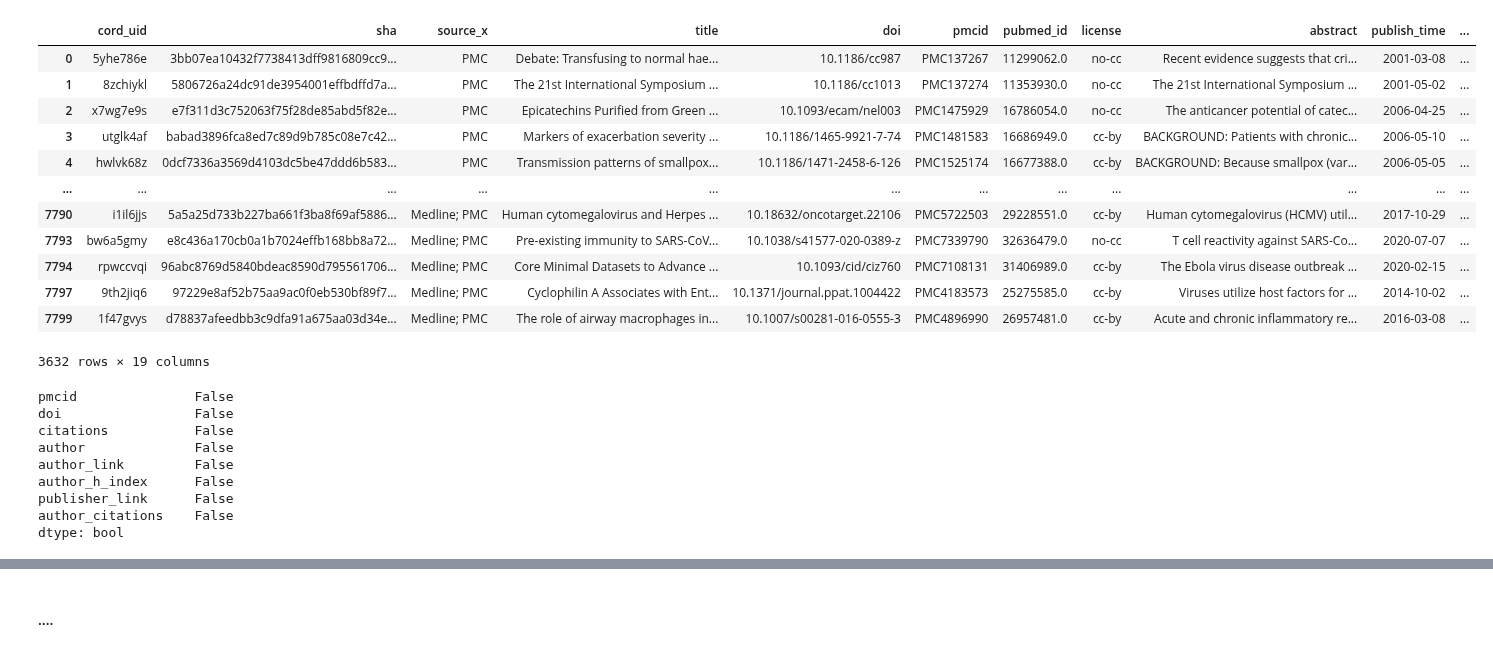
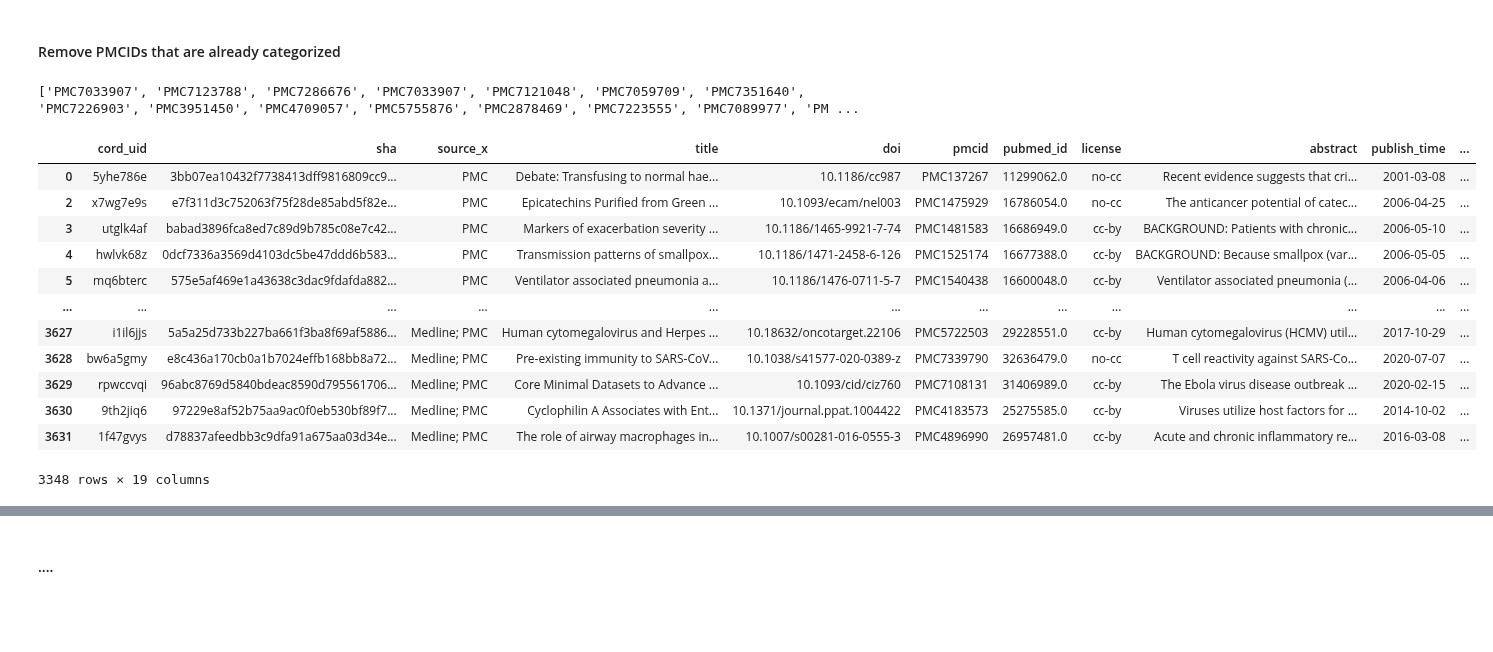
Before and after one commit to MaazLab/Evidence-Retrieval-For-EBM, a Jupyter notebook: scripts/bertopic.ipynb, the cells around one changed output, grey strips where cells are left out. Cells and saved outputs as stored; diff of their text form; code cells hidden in the pictures; blank space fills up the shorter version.

```diff
--- a/scripts/bertopic.ipynb
+++ b/scripts/bertopic.ipynb
@@ -61,17 +43,43 @@ df2
+# %% [markdown]
+#### Remove PMCIDs that are already categorized
+# %%
+# Replace 'your_file.xlsx' with the path to your Excel file
+file_path = '/home/maaz-lfd/Maaz/Thesis/Thesis/dataset/clinical_trials/Topic_Categories.xlsx'
+pmcids = []
+pattern = r'PMC\d*'
+
+# Load the Excel file
+workbook = openpyxl.load_workbook(file_path)
+
+# Get the active sheet (you can also specify a specific sheet by name)
+sheet = workbook.active
+
+# Iterate through all the cells in the sheet and check for comments
+for row in sheet.iter_rows():
+    for cell in row:
+        comment = cell.comment
+        if comment:
+            pmcids.extend(re.findall(pattern, comment.text))
+
+# Close the Excel file
+workbook.close()
+print(pmcids)
+# %% [output]
+['PMC7033907', 'PMC7123788', 'PMC7286676', 'PMC7033907', 'PMC7121048', 'PMC7059709', 'PMC7351640', 'PMC7226903', 'PMC3951450', 'PMC4709057', 'PMC5755876', 'PMC2878469', 'PMC7223555', 'PMC7089977', 'PM ...
 # %%
-df = df[df['pmcid'].isin(df2['pmcid'].to_list())]
+df = df[~df['pmcid'].isin(set(pmcids))]
 df
 # %% [output]
 |  | cord_uid | sha | source_x | title | doi | pmcid | pubmed_id | license | abstract | publish_time | ... |
 | 0 | 5yhe786e | 3bb07ea10432f7738413dff9816809cc9... | PMC | Debate: Transfusing to normal hae... | 10.1186/cc987 | PMC137267 | 11299062.0 | no-cc | Recent evidence suggests that cri... | 2001-03-08 | ... |
-| 1 | 8zchiykl | 5806726a24dc91de3954001effbdffd7a... | PMC | The 21st International Symposium ... | 10.1186/cc1013 | PMC137274 | 11353930.0 | no-cc | The 21st International Symposium ... | 2001-05-02 | ... |
 | 2 | x7wg7e9s | e7f311d3c752063f75f28de85abd5f82e... | PMC | Epicatechins Purified from Green ... | 10.1093/ecam/nel003 | PMC1475929 | 16786054.0 | no-cc | The anticancer potential of catec... | 2006-04-25 | ... |
 | 3 | utglk4af | babad3896fca8ed7c89d9b785c08e7c42... | PMC | Markers of exacerbation severity ... | 10.1186/1465-9921-7-74 | PMC1481583 | 16686949.0 | cc-by | BACKGROUND: Patients with chronic... | 2006-05-10 | ... |
 | 4 | hwlvk68z | 0dcf7336a3569d4103dc5be47ddd6b583... | PMC | Transmission patterns of smallpox... | 10.1186/1471-2458-6-126 | PMC1525174 | 16677388.0 | cc-by | BACKGROUND: Because smallpox (var... | 2006-05-05 | ... |
+| 5 | mq6bterc | 575e5af469e1a43638c3dac9fdafda882... | PMC | Ventilator associated pneumonia a... | 10.1186/1476-0711-5-7 | PMC1540438 | 16600048.0 | cc-by | Ventilator associated pneumonia (... | 2006-04-06 | ... |
 | ... | ... | ... | ... | ... | ... | ... | ... | ... | ... | ... | ... |
-| 7790 | i1il6jjs | 5a5a25d733b227ba661f3ba8f69af5886... | Medline; PMC | Human cytomegalovirus and Herpes ... | 10.18632/oncotarget.22106 | PMC5722503 | 29228551.0 | cc-by | Human cytomegalovirus (HCMV) util... | 2017-10-29 | ... |
-| 7793 | bw6a5gmy | e8c436a170cb0a1b7024effb168bb8a72... | Medline; PMC | Pre-existing immunity to SARS-CoV... | 10.1038/s41577-020-0389-z | PMC7339790 | 32636479.0 | no-cc | T cell reactivity against SARS-Co... | 2020-07-07 | ... |
-| 7794 | rpwccvqi | 96abc8769d5840bdeac8590d795561706... | Medline; PMC | Core Minimal Datasets to Advance ... | 10.1093/cid/ciz760 | PMC7108131 | 31406989.0 | cc-by | The Ebola virus disease outbreak ... | 2020-02-15 | ... |
-| 7797 | 9th2jiq6 | 97229e8af52b75aa9ac0f0eb530bf89f7... | Medline; PMC | Cyclophilin A Associates with Ent... | 10.1371/journal.ppat.1004422 | PMC4183573 | 25275585.0 | cc-by | Viruses utilize host factors for ... | 2014-10-02 | ... |
-| 7799 | 1f47gvys | d78837afeedbb3c9dfa91a675aa03d34e... | Medline; PMC | The role of airway macrophages in... | 10.1007/s00281-016-0555-3 | PMC4896990 | 26957481.0 | cc-by | Acute and chronic inflammatory re... | 2016-03-08 | ... |
+| 3627 | i1il6jjs | 5a5a25d733b227ba661f3ba8f69af5886... | Medline; PMC | Human cytomegalovirus and Herpes ... | 10.18632/oncotarget.22106 | PMC5722503 | 29228551.0 | cc-by | Human cytomegalovirus (HCMV) util... | 2017-10-29 | ... |
+| 3628 | bw6a5gmy | e8c436a170cb0a1b7024effb168bb8a72... | Medline; PMC | Pre-existing immunity to SARS-CoV... | 10.1038/s41577-020-0389-z | PMC7339790 | 32636479.0 | no-cc | T cell reactivity against SARS-Co... | 2020-07-07 | ... |
+| 3629 | rpwccvqi | 96abc8769d5840bdeac8590d795561706... | Medline; PMC | Core Minimal Datasets to Advance ... | 10.1093/cid/ciz760 | PMC7108131 | 31406989.0 | cc-by | The Ebola virus disease outbreak ... | 2020-02-15 | ... |
+| 3630 | 9th2jiq6 | 97229e8af52b75aa9ac0f0eb530bf89f7... | Medline; PMC | Cyclophilin A Associates with Ent... | 10.1371/journal.ppat.1004422 | PMC4183573 | 25275585.0 | cc-by | Viruses utilize host factors for ... | 2014-10-02 | ... |
+| 3631 | 1f47gvys | d78837afeedbb3c9dfa91a675aa03d34e... | Medline; PMC | The role of airway macrophages in... | 10.1007/s00281-016-0555-3 | PMC4896990 | 26957481.0 | cc-by | Acute and chronic inflammatory re... | 2016-03-08 | ... |
-3632 rows × 19 columns
+3348 rows × 19 columns
@@ -82,12 +85,0 @@ df.to_csv("/home/maaz-lfd/Maaz/Thesis/Thesis/dataset/clinical_trials/round_5_CT_
-# %%
-df2.isnull().any()
-# %% [output]
-pmcid               False
-doi                 False
-citations           False
-author              False
-author_link         False
-author_h_index      False
-publisher_link      False
-author_citations    False
-dtype: bool
```
Also changed, not shown: parts of 28 cells of this notebook.
